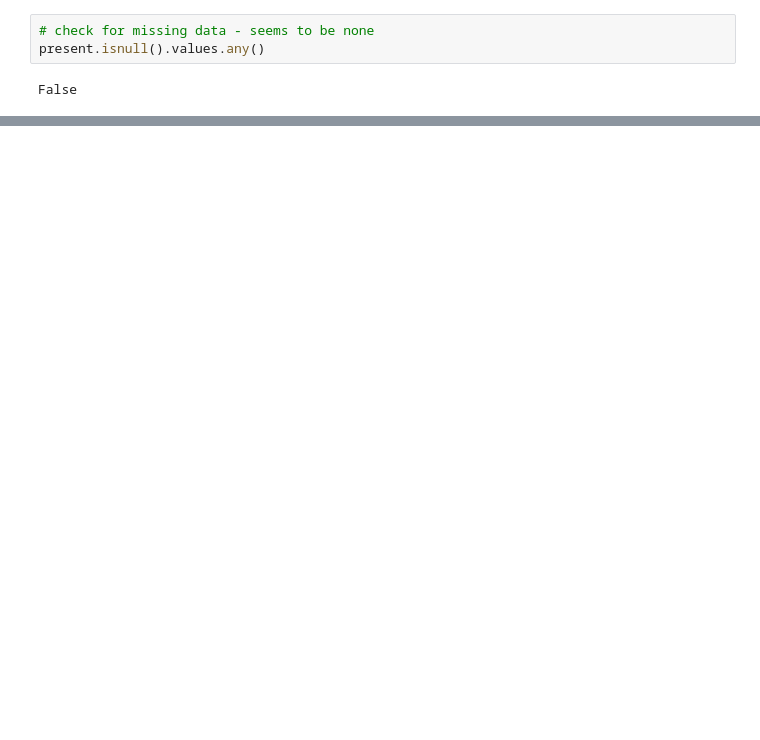
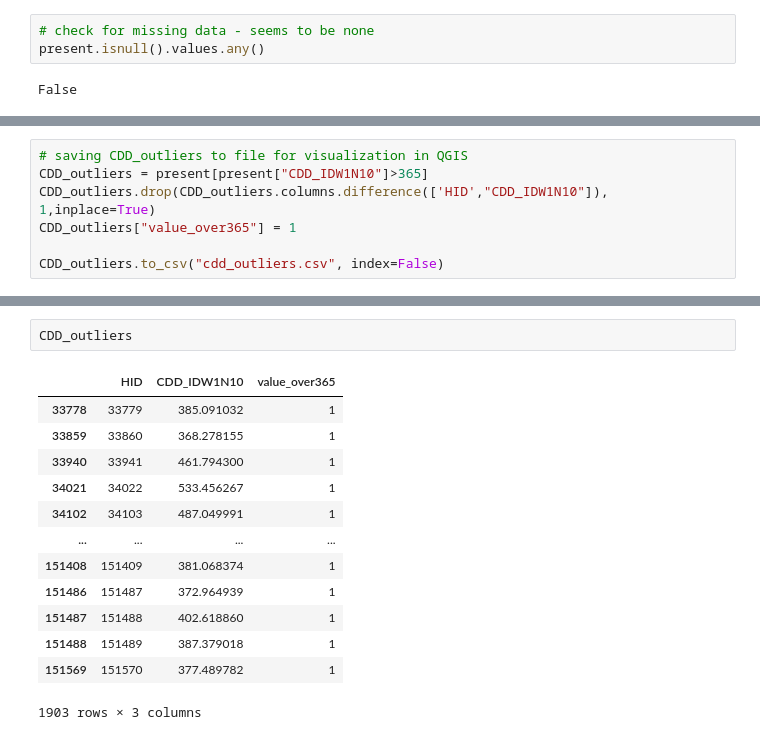
Before and after one commit to RyokoNod/sdm-asian-elephants, a Jupyter notebook: data_exploration/exploratory_analysis_etccdi.ipynb, the cells around one changed output, grey strips where cells are left out. Saved outputs shown, nothing was run; the diff lists cells and outputs as text; blank space fills up the shorter version.

Commit message:
Found outliers in CDD
There are values above 365 in the climate variable CDD. I need to check the period of its derivation.

```diff
--- a/data_exploration/exploratory_analysis_etccdi.ipynb
+++ b/data_exploration/exploratory_analysis_etccdi.ipynb
@@ -43,0 +75,7 @@ False
+# %%
+# saving CDD_outliers to file for visualization in QGIS
+CDD_outliers = present[present["CDD_IDW1N10"]>365]
+CDD_outliers.drop(CDD_outliers.columns.difference(['HID',"CDD_IDW1N10"]), 1,inplace=True)
+CDD_outliers["value_over365"] = 1
+
+CDD_outliers.to_csv("cdd_outliers.csv", index=False)
@@ -43,0 +92,16 @@ False
+# %%
+CDD_outliers
+# %% [output]
+|  | HID | CDD_IDW1N10 | value_over365 |
+| 33778 | 33779 | 385.091032 | 1 |
+| 33859 | 33860 | 368.278155 | 1 |
+| 33940 | 33941 | 461.794300 | 1 |
+| 34021 | 34022 | 533.456267 | 1 |
+| 34102 | 34103 | 487.049991 | 1 |
+| ... | ... | ... | ... |
+| 151408 | 151409 | 381.068374 | 1 |
+| 151486 | 151487 | 372.964939 | 1 |
+| 151487 | 151488 | 402.618860 | 1 |
+| 151488 | 151489 | 387.379018 | 1 |
+| 151569 | 151570 | 377.489782 | 1 |
+1903 rows × 3 columns
```
Also changed, not shown: parts of 9 cells of this notebook, 1 other file.
